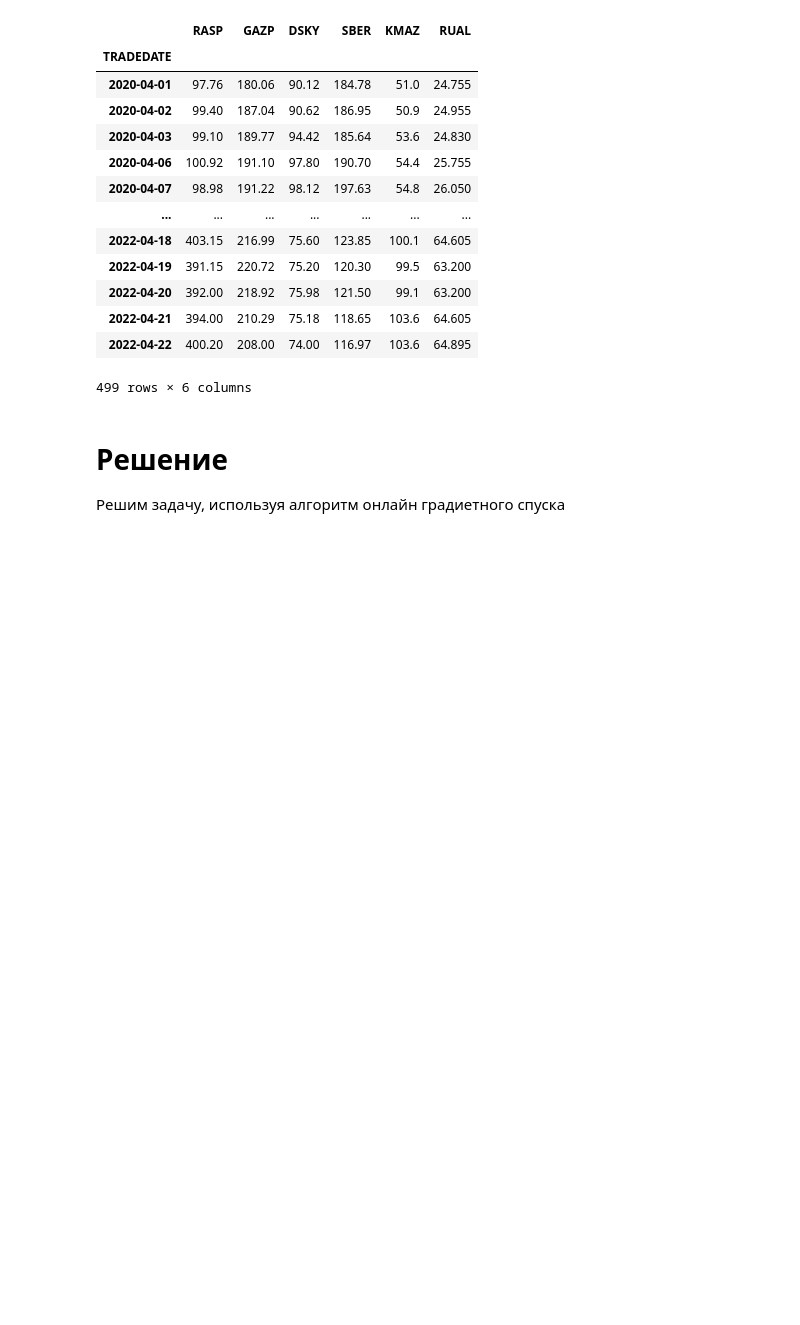
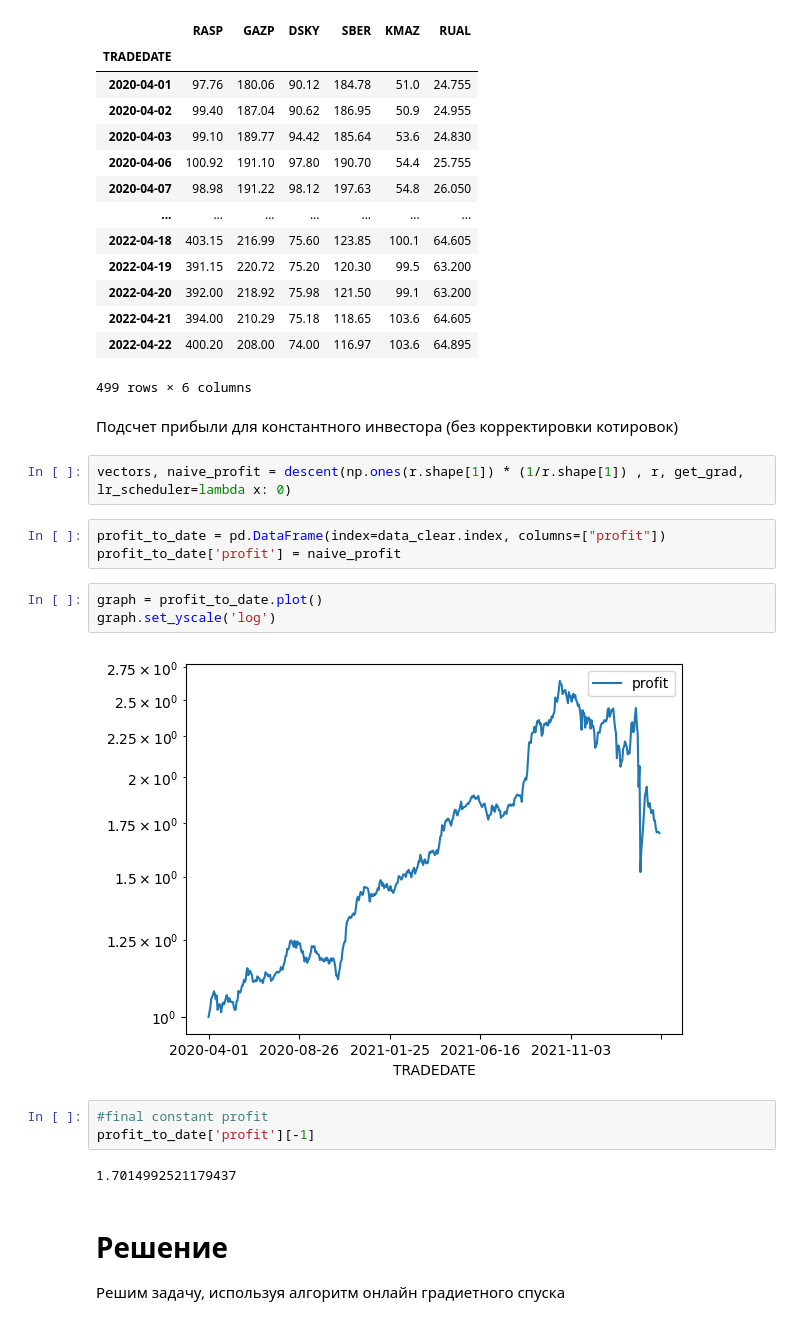
Before and after one commit to Alterise/Decision-Making-Theory, a Jupyter notebook: HW2/algo.ipynb, the cells around one changed output. Drawn from its saved outputs; the diff is of its cells as text; blank space fills up the shorter version.

```diff
--- a/HW2/algo.ipynb
+++ b/HW2/algo.ipynb
@@ -163,6 +163,23 @@ data_clear
 | 2022-04-21 | 394.00 | 210.29 | 75.18 | 118.65 | 103.6 | 64.605 |
 | 2022-04-22 | 400.20 | 208.00 | 74.00 | 116.97 | 103.6 | 64.895 |
 499 rows × 6 columns
+# %% [markdown]
+Подсчет прибыли для константного инвестора (без корректировки котировок)
+# %%
+vectors, naive_profit = descent(np.ones(r.shape[1]) * (1/r.shape[1]) , r, get_grad, lr_scheduler=lambda x: 0)
+# %%
+profit_to_date = pd.DataFrame(index=data_clear.index, columns=["profit"])
+profit_to_date['profit'] = naive_profit
+# %%
+graph = profit_to_date.plot()
+graph.set_yscale('log')
+# %% [output]
+[figure, added]
+# %%
+#final constant profit
+profit_to_date['profit'][-1]
+# %% [output]
+1.7014992521179437
 # %% [markdown]
 # Решение
 
```
Also changed, not shown: parts of 10 cells of this notebook.
